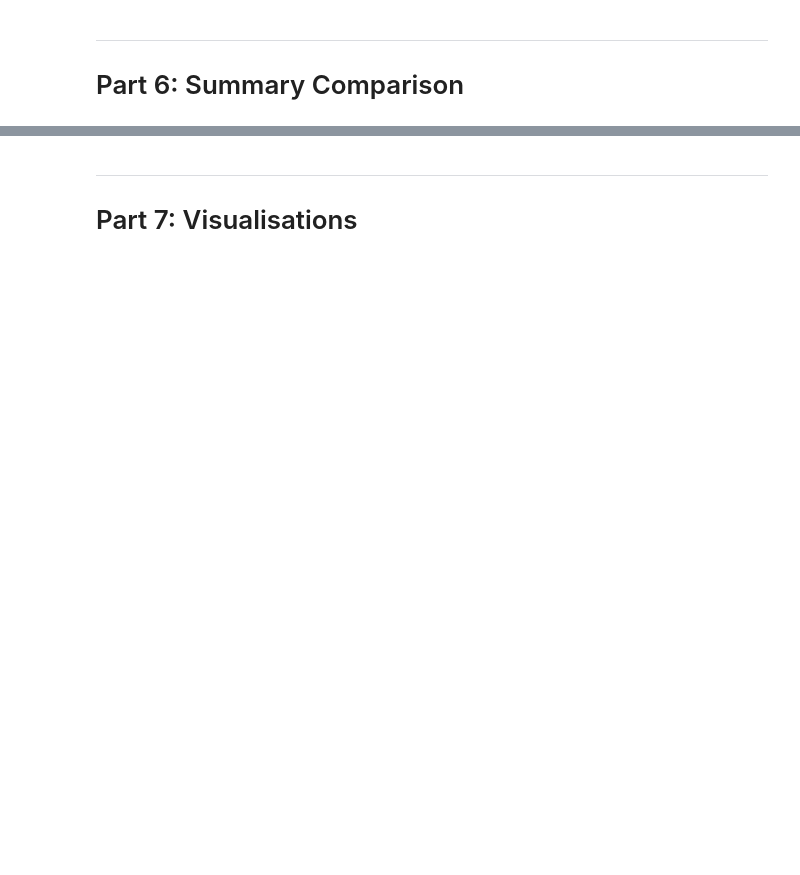
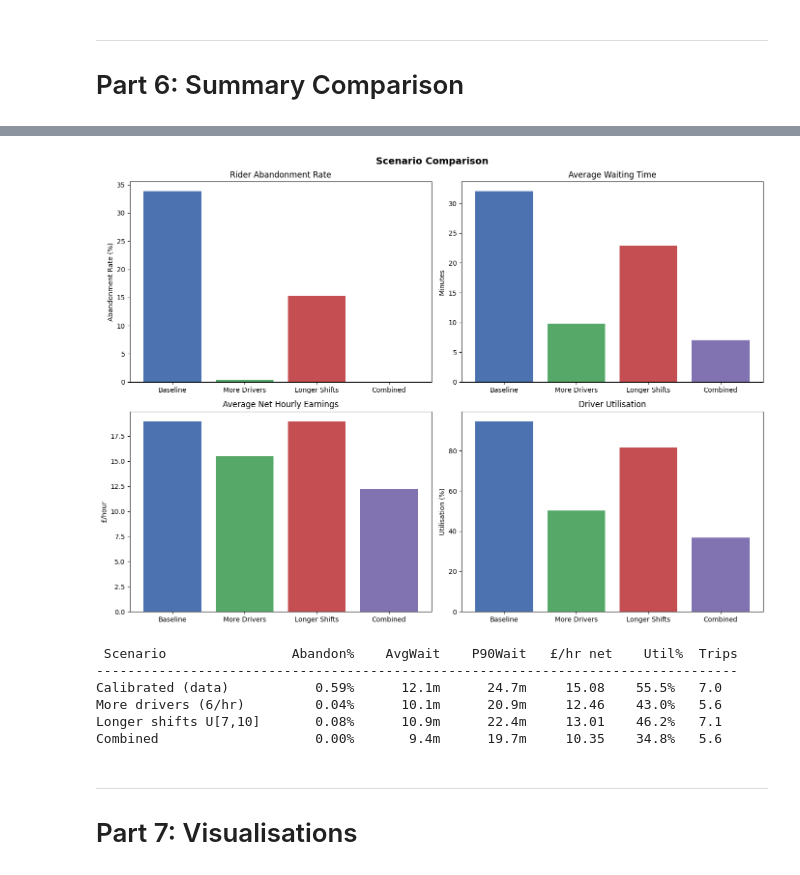
Before and after one commit to Danjiv/simulation, a Jupyter notebook: BoxCar_simulaton_final.ipynb, the cells around one changed output, grey strips where cells are left out. Cells and saved outputs as stored; diff of their text form; code cells hidden in the pictures; blank space fills up the shorter version.

```diff
--- a/BoxCar_simulaton (1).ipynb
+++ b/BoxCar_simulaton_final.ipynb
@@ -863,18 +861,18 @@ baseline_params = {
 }
 
 NUM_REPS = 5 # Might want to increase this, 5 isnt necessarily a large number of total simulations
-print(f"Running {NUM_REPS} replications of {baseline_params['sim_duration']}h ")
-print(f"(warm-up: {baseline_params['warm_up']}h)...")
+#print(f"Running {NUM_REPS} replications of {baseline_params['sim_duration']}h ")
+#print(f"(warm-up: {baseline_params['warm_up']}h)...")
 
 baseline_results = []
 for rep in range(NUM_REPS):
     sim = BoxCarSimulation(baseline_params, seed=42 + rep)
     m = sim.run()
     baseline_results.append(m)
-    print(f"  Rep {rep+1}: served={m['total_served']}, "
-          f"abandoned={m['total_abandoned']}, "
-          f"avg_wait={m['avg_wait']*60:.1f}min, "
-          f"abandon={m['abandon_rate']*100:.1f}%")
+#    print(f"  Rep {rep+1}: served={m['total_served']}, "
+#          f"abandoned={m['total_abandoned']}, "
+#          f"avg_wait={m['avg_wait']*60:.1f}min, "
+#          f"abandon={m['abandon_rate']*100:.1f}%")
 
 baseline_avg = average_metrics(baseline_results)
-print_metrics(baseline_avg, "BASELINE AVERAGE (BoxCar spec params)")
+#print_metrics(baseline_avg, "BASELINE AVERAGE (BoxCar spec params)")
@@ -1139,3 +1045,69 @@ Combined - c                0.00%       9.4m      19.7m     10.35    34.8%   5.6
+# %%
+names = list(scenarios_baseline.keys())
+short_names = ["Baseline", "More Drivers", "Longer Shifts", "Combined"]
+colors = ["#4C72B0", "#55A868", "#C44E52", "#8172B2"]
+
+
+fig, axes = plt.subplots(2, 2, figsize=(14, 10))
+
+# Abandonment rate
+vals = [scenarios_baseline[n]["abandon_rate"]*100 for n in names]
+axes[0,0].bar(short_names, vals, color=colors)
+axes[0,0].set_ylabel("Abandonment Rate (%)")
+axes[0,0].set_title("Rider Abandonment Rate")
+
+# Average waiting time
+vals = [scenarios_baseline[n]["avg_wait"]*60 for n in names]
+axes[0,1].bar(short_names, vals, color=colors)
+axes[0,1].set_ylabel("Minutes")
+axes[0,1].set_title("Average Waiting Time")
+
+# Hourly net earnings
+vals = [scenarios_baseline[n]["avg_hourly_net"] for n in names]
+axes[1,0].bar(short_names, vals, color=colors)
+axes[1,0].set_ylabel("£/hour")
+axes[1,0].set_title("Average Net Hourly Earnings")
+
+# Utilisation
+vals = [scenarios_baseline[n]["avg_utilisation"]*100 for n in names]
+axes[1,1].bar(short_names, vals, color=colors)
+axes[1,1].set_ylabel("Utilisation (%)")
+axes[1,1].set_title("Driver Utilisation")
+
+plt.suptitle("Scenario Comparison", fontsize=14, fontweight="bold")
+plt.tight_layout()
+plt.show()
+# %% [output]
+[figure, added]
+# %%
+scenarios_calibrated = {
+    "Calibrated (data)": calibrated_avg,
+    "More drivers (6/hr)": imp1_avg_c,
+    "Longer shifts U[7,10]": imp2_avg_c,
+    "Combined": imp3_avg_c,
+}
+
+header = f"{' Scenario':<24} {'Riders_served':>6} {'Abandon%':>10} {'AvgWait':>10} {'P90Wait':>10} {'   Drivers(post warm-up)':>10} {'£/hr net':>10} {'   £/hr net std':>6} {'Util%':>8} {'   Avg Trips / driver':>6}"
+print(header)
+print("-" * len(header))
+for name, m in scenarios_calibrated.items():
+    print(f"{name:<24}"
+          f"    {m['total_served']:>7.2f}  "
+          f"   {m['abandon_rate']*100:>7.2f}% "
+          f"{m['avg_wait']*60:>9.1f}m "
+          f"{m['p90_wait']*60:>9.1f}m "
+          f"      {m['num_drivers']:>9.1f}"
+          f"          {m['avg_hourly_net']:>9.2f} "
+          f"    {m['std_hourly_net']:>9.2f}"
+          f"     {m['avg_utilisation']*100:>7.1f}% "
+          f"       {m['avg_trips_per_driver']:>5.1f}")
+# %% [output]
+ Scenario                Abandon%    AvgWait    P90Wait   £/hr net    Util%  Trips
+----------------------------------------------------------------------------------
+Calibrated (data)           0.59%      12.1m      24.7m     15.08    55.5%   7.0
+More drivers (6/hr)         0.04%      10.1m      20.9m     12.46    43.0%   5.6
+Longer shifts U[7,10]       0.08%      10.9m      22.4m     13.01    46.2%   7.1
+Combined                    0.00%       9.4m      19.7m     10.35    34.8%   5.6
 # %% [markdown]
 ---
 # Part 7: Visualisations
```
Also changed, not shown: parts of 8 cells of this notebook.
